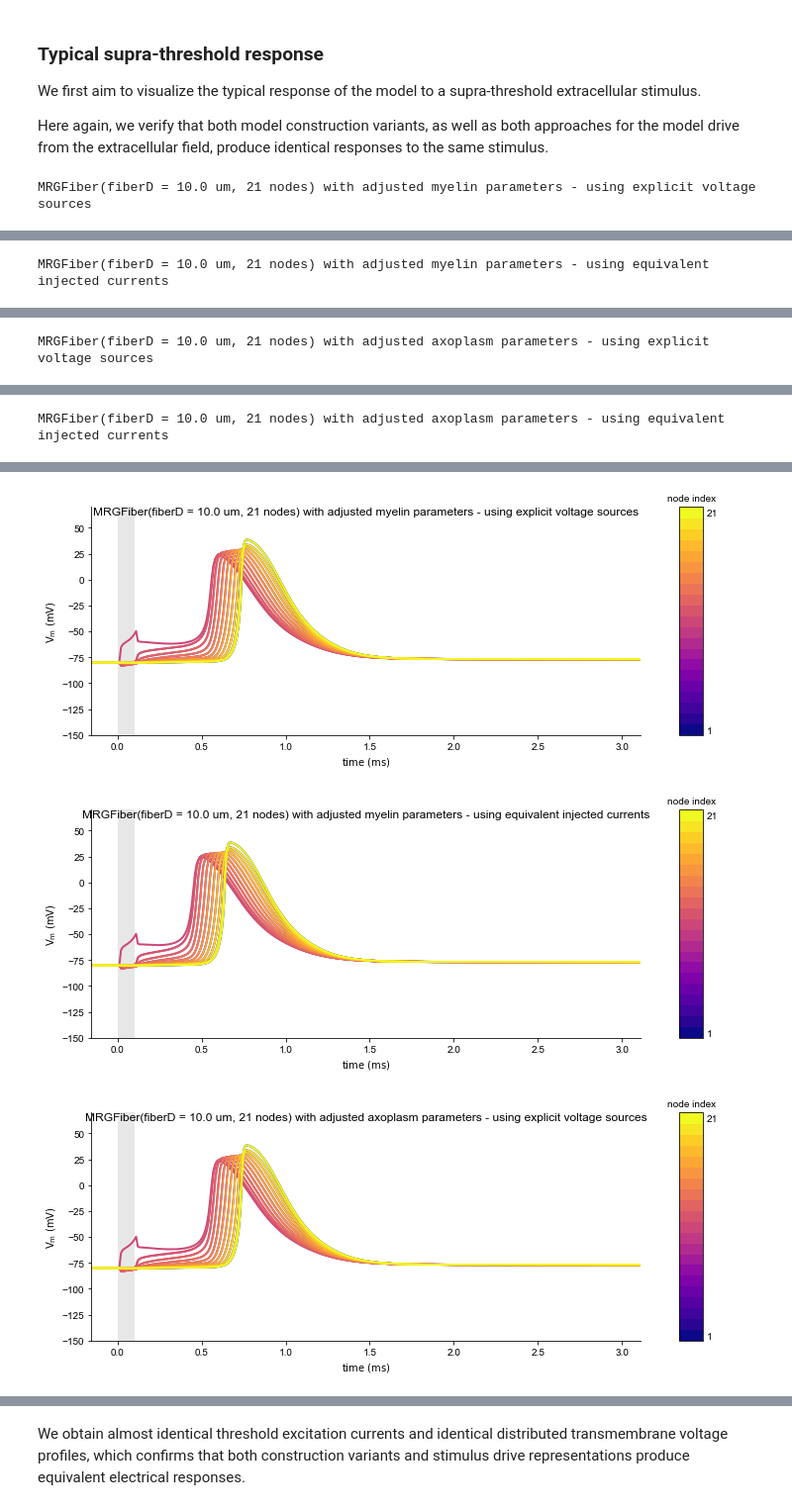
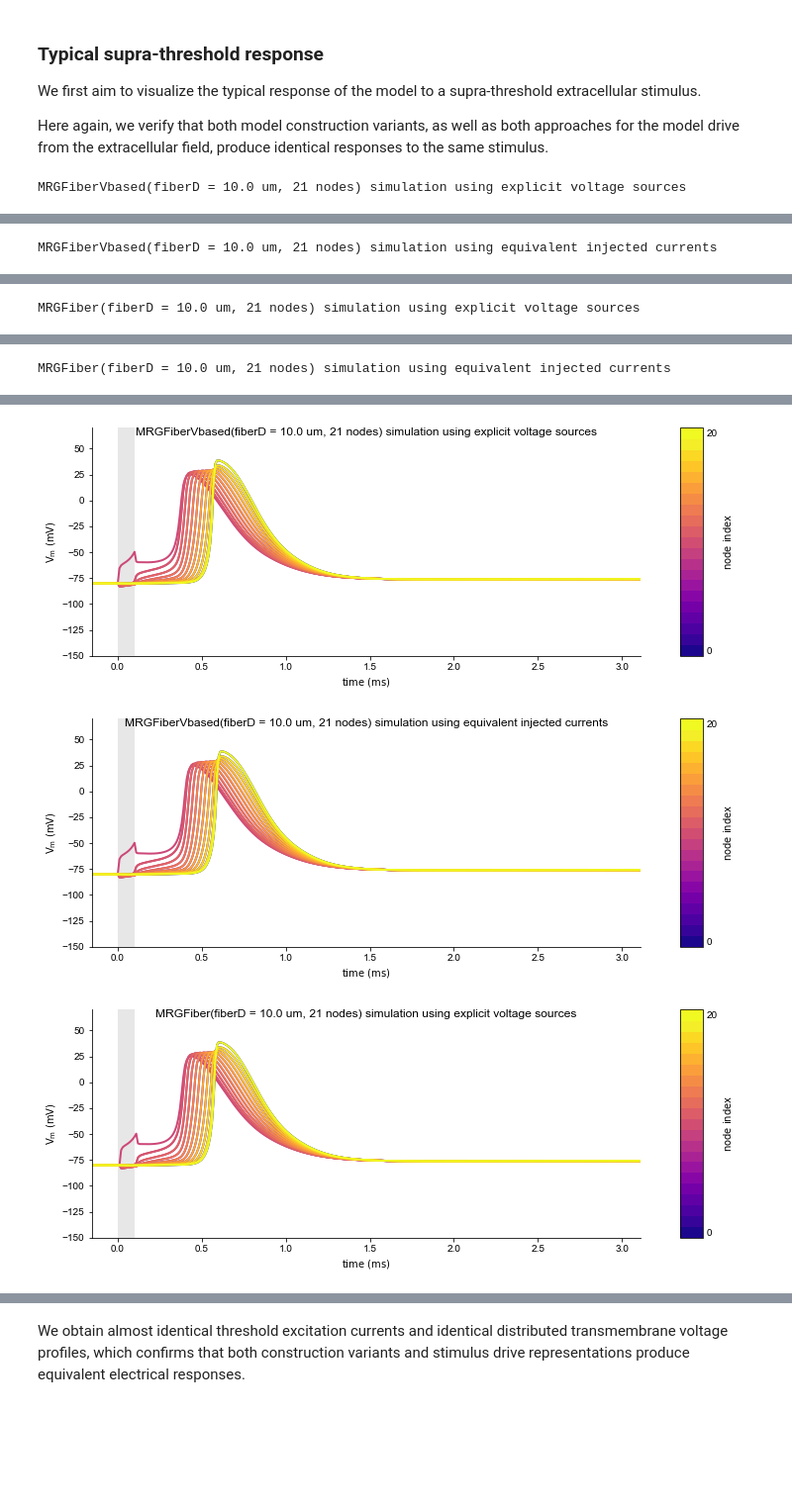
Before and after one commit to tjjlemaire/MorphoSONIC, a Jupyter notebook: notebooks/mrg.ipynb, the cells around one changed output, grey strips where cells are left out. Shown at 99% size. Saved outputs shown, nothing was run; the diff lists cells and outputs as text; code cells hidden in the pictures; blank space fills up the shorter version.

```diff
--- a/notebooks/mrg.ipynb
+++ b/notebooks/mrg.ipynb
@@ -252,0 +262,5 @@ fiber_variants = {cl: MRGFiber(fiberD, nnodes, correction_level=cl) for cl in MR
+# %%
+fiber_classes = {
+    'normal': MRGFiber.__originalVbased__,
+    'sonic': MRGFiber}
+fiber_variants = {k: v(fiberD, nnodes) for k, v in fiber_classes.items()}
@@ -411,7 +436,7 @@ $V_e(x, z) = \frac{I}{4 \pi \sqrt{\frac{(x - x_0)^2}{\rho_z^2} + \frac{(z - z_0)
 
 Let's look at the extracellular voltage profile along a 10 um fiber generated by a point-source electrode located 100 um above the central node generating a 1 uA cathodic current.
 # %%
-fiber = MRGFiber(fiberD, nnodes, correction_level='axoplasm')
+fiber = fiber_classes['normal'](fiberD, nnodes)
 ext_source = ExtracellularCurrent((0., 100e-6), rho=rho_ext)
 fig = plotFieldDistribution(fiber, ext_source.updatedX(-1e-6))
 # %% [output]
@@ -431,12 +456,12 @@ We first aim to visualize the typical response of the model to a supra-threshold
 
 Here again, we verify that both model construction variants, as well as both approaches for the model drive from the extracellular field, produce identical responses to the same stimulus.
 # %%
-for cl in MRGFiber.correction_choices:
-    fiber = MRGFiber(fiberD, nnodes, correction_level=cl)
+for k, fiber_class in fiber_classes.items():
+    fiber = fiber_class(fiberD, nnodes)
     for cond in [False, True]:
-        label = f'{fiber} with adjusted {fiber.correction_level} parameters - using {"equivalent injected currents" if cond else "explicit voltage sources"}'
+        label = f'{fiber} simulation using {"equivalent injected currents" if cond else "explicit voltage sources"}'
         print(label)
         fiber.use_equivalent_currents = cond
         fig = plotSimExtSource(fiber, ext_source.updatedX(None), pp, title=label)
 # %% [output]
-MRGFiber(fiberD = 10.0 um, 21 nodes) with adjusted myelin parameters - using explicit voltage sources
+MRGFiberVbased(fiberD = 10.0 um, 21 nodes) simulation using explicit voltage sources
@@ -455 +480 @@ MRGFiber(fiberD = 10.0 um, 21 nodes) with adjusted myelin parameters - using exp
-MRGFiber(fiberD = 10.0 um, 21 nodes) with adjusted myelin parameters - using equivalent injected currents
+MRGFiberVbased(fiberD = 10.0 um, 21 nodes) simulation using equivalent injected currents
@@ -469 +493 @@ MRGFiber(fiberD = 10.0 um, 21 nodes) with adjusted myelin parameters - using equ
-MRGFiber(fiberD = 10.0 um, 21 nodes) with adjusted axoplasm parameters - using explicit voltage sources
+MRGFiber(fiberD = 10.0 um, 21 nodes) simulation using explicit voltage sources
@@ -482 +506 @@ MRGFiber(fiberD = 10.0 um, 21 nodes) with adjusted axoplasm parameters - using e
-MRGFiber(fiberD = 10.0 um, 21 nodes) with adjusted axoplasm parameters - using equivalent injected currents
+MRGFiber(fiberD = 10.0 um, 21 nodes) simulation using equivalent injected currents
@@ -496,3 +519,3 @@ MRGFiber(fiberD = 10.0 um, 21 nodes) with adjusted axoplasm parameters - using e
-[figure, old version]
+[figure, new version]
-[figure, old version]
+[figure, new version]
-[figure, old version]
+[figure, new version]
```
Also changed, not shown: parts of 25 cells of this notebook, 5 other files.
